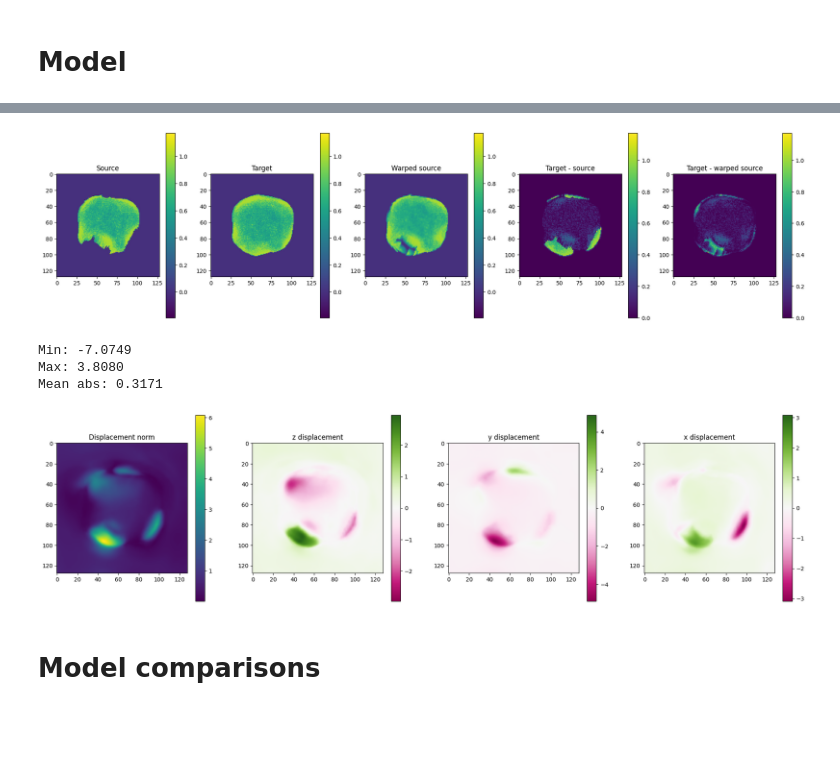
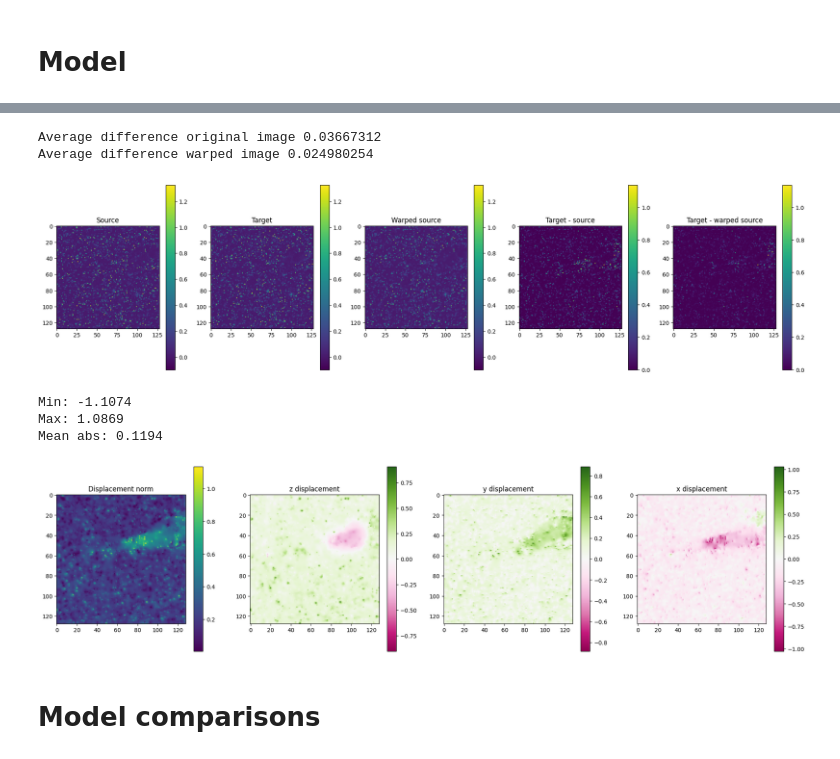
Before and after one commit to bia-pasteur/nn_dis, a Jupyter notebook: tests.ipynb, the cells around one changed output, grey strips where cells are left out. Drawn from its saved outputs; the diff is of its cells as text; code cells hidden in the pictures; blank space fills up the shorter version.

```diff
--- a/tests.ipynb
+++ b/tests.ipynb
@@ -197,8 +197,8 @@ def get_img_and_results(img_path: Path, model):
             source_numpy = img[1]
             target_numpy = img[0]
         else:
-            source_numpy = img[1, 1]
-            target_numpy = img[0, 1]
+            source_numpy = img[1, 0]
+            target_numpy = img[0, 0]
 
         source = reshape_img(source_numpy, 32)  # (Z, H, W)
         target = reshape_img(target_numpy, 32)  # (Z, H, W)
@@ -221,19 +221,25 @@ def get_img_and_results(img_path: Path, model):
         if img.ndim == 4:
                 img_padded = np.stack([reshape_img(img[0], 32), reshape_img(img[1], 32)], axis=0)
         else:
-                img_padded = np.stack([reshape_img(img[0, 1], 32), reshape_img(img[1, 1], 32)], axis=0)
+                img_padded = np.stack([reshape_img(img[0, 0], 32), reshape_img(img[1, 0], 32)], axis=0)
 
         return img_padded, displacement, warped_source
 
 
 def check_vxm(img_padded: np.ndarray, warped_image:np.ndarray, z_stack: int):
-        fig, axes = plt.subplots(1, 5, figsize=(24, 6))
+
+        diff_init = np.abs(img_padded[1, z_stack] - img_padded[0, z_stack])
+        diff_warped = np.abs(warped_image[z_stack] - img_padded[0, z_stack])
+
+        print('Average difference original image', np.mean(diff_init))
+        print('Average difference warped image', np.mean(diff_warped))
 
         vmin_im, vmax_im = np.min(img_padded[0, z_stack]), np.max(img_padded[0, z_stack])
-        diff_im = np.abs(img_padded[1, z_stack] - img_padded[0, z_stack])
-        diff_w_im = np.abs(warped_image[z_stack] - img_padded[0, z_stack])
-        vmin = np.min([np.min(diff_im), np.min(diff_w_im)])
-        vmax = np.max([np.max(diff_im), np.max(diff_w_im)])
+
+        vmin = np.min([np.min(diff_init), np.min(diff_warped)])
+        vmax = np.max([np.max(diff_init), np.max(diff_warped)])
+
+        fig, axes = plt.subplots(1, 5, figsize=(24, 6))
 
         im0 = axes[0].imshow(img_padded[1, z_stack], vmin=vmin_im, vmax=vmax_im)
         axes[0].set_title('Source')
@@ -244,10 +250,10 @@ def check_vxm(img_padded: np.ndarray, warped_image:np.ndarray, z_stack: int):
         im2 = axes[2].imshow(warped_image[z_stack], vmin=vmin_im, vmax=vmax_im)
         axes[2].set_title("Warped source")
         fig.colorbar(im2, ax=axes[2])
-        im3 = axes[3].imshow(np.abs(img_padded[1, z_stack] - img_padded[0, z_stack]), vmin=vmin, vmax=vmax)
+        im3 = axes[3].imshow(diff_init, vmin=vmin, vmax=vmax)
         axes[3].set_title("Target - source")
         fig.colorbar(im3, ax=axes[3])
-        im4 = axes[4].imshow(np.abs(img_padded[0, z_stack] - warped_image[z_stack]), vmin=vmin, vmax=vmax)
+        im4 = axes[4].imshow(diff_warped, vmin=vmin, vmax=vmax)
         axes[4].set_title("Target - warped source")
         fig.colorbar(im4, ax=axes[4])
         plt.show()
@@ -277,19 +283,21 @@ plt.show()
 # %%
 ### Visualize warping results
 
 model_aniso = load_model(results_folder, 'aniso')
 #path_img = Path('/Users/josephinelahmani/helix_mount/data/micro/val/250218_WT_1p5CD100RGD_FastAcq_pos2_t0011_t0016.tiff')
-path_img = Path('/Users/josephinelahmani/helix_mount/data/synthetic/test/E_500.0_nu_0.4_nb_zones_9_im_00_seed_08_img.npy')
+path_img = Path('/Users/josephinelahmani/helix_mount/data/micro/test/250219_WT_1p5CD100RGD_FastAcq_pos3_t0039_t0042.tiff')
 
 img_padded, displacement, warped_source = get_img_and_results(path_img, model_aniso)
 mask_2d = compute_mask(img_padded)
 im_vxm = warped_source.detach().numpy()[0,0]
 
 z_stack = 15
 
 check_vxm(img_padded, im_vxm, z_stack = z_stack)
 # %% [output]
+Average difference original image 0.03667312
+Average difference warped image 0.024980254
-[figure, old version]
+[figure, new version]
 # %%
 ### Visualize displacement results
 
@@ -319,10 +327,10 @@ fig.colorbar(im3, ax = axes[3])
 axes[3].set_title('x displacement')
 plt.show()
 # %% [output]
-Min: -7.0749
-Max: 3.8080
-Mean abs: 0.3171
+Min: -1.1074
+Max: 1.0869
+Mean abs: 0.1194
-[figure, old version]
+[figure, new version]
 # %% [markdown]
 # Model comparisons
 # %%
```
Also changed, not shown: parts of 2 cells of this notebook, 1 other file.
